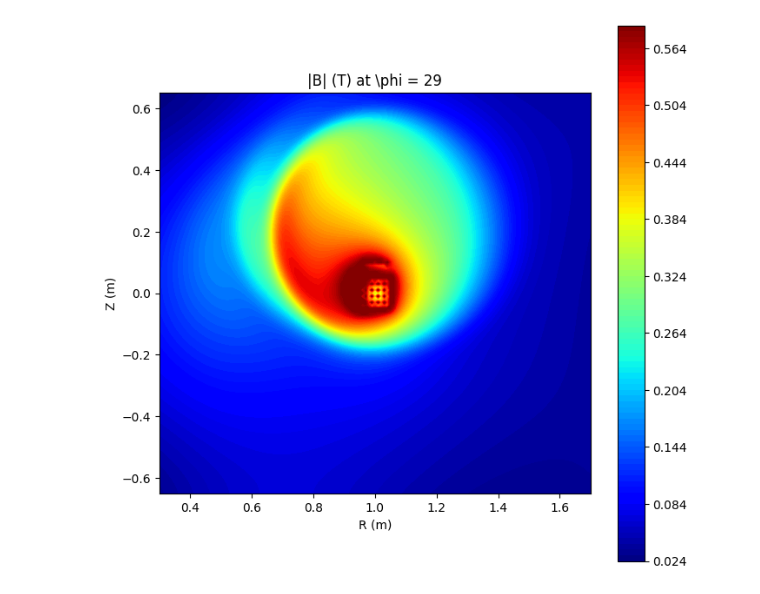
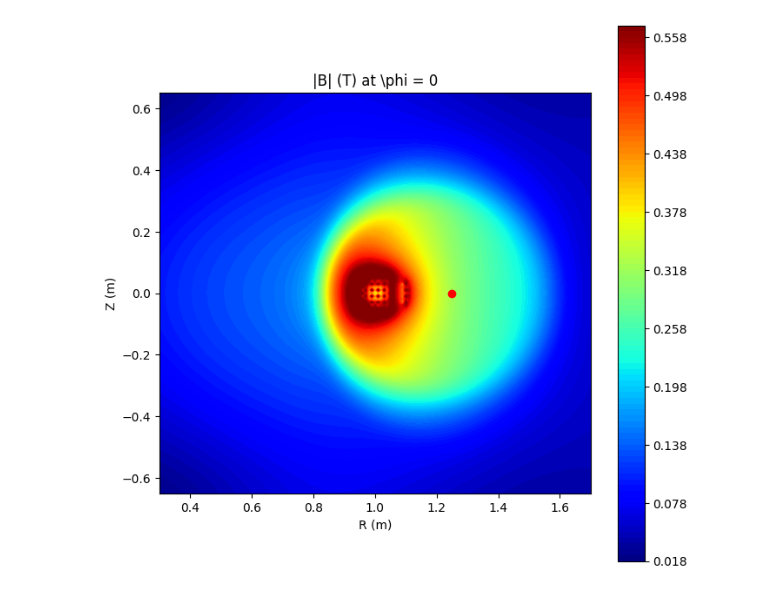
Before and after one commit to cdfantasy/read_CN-H1, a Jupyter notebook: readh1.ipynb, the cells around one changed output. Saved outputs shown, nothing was run; the diff lists cells and outputs as text; code cells hidden in the pictures.

```diff
--- a/readh1.ipynb
+++ b/readh1.ipynb
@@ -26,7 +26,7 @@ else:
     OVF_current = -current * 8 * kappa_v
 
 # Read the mgrid file
-nc_file = "mgrid_h1_scale.nc"
+nc_file = "../mgrid_h1s.nc"
 mgrid_data = mgrid.MGrid.from_file(nc_file)
 coil_list = mgrid_data.coil_names
 r_max, r_min, z_max, z_min = mgrid_data.rmax, mgrid_data.rmin, mgrid_data.zmax, mgrid_data.zmin
@@ -55,29 +55,29 @@ B = np.sqrt(Bp**2 + Br**2 + Bz**2) # phi, z, r
 # %%
 ##############################################
 # Plot the magnetic field
 import matplotlib.pyplot as plt
 R_center = 1.25
 Z_center = 0.0
 
-phi_angle = 30
+phi_angle = 0
 phi_index = int(np.deg2rad(phi_angle)/delta_phi)
 B_plotted = B[phi_index, :, :] # B Could be replaced by Bp, Br, Bz
 B_plotted = np.transpose(B_plotted)
 vmin, vmax = np.percentile(B_plotted, [0, 99])
 B_plotted_clipped = np.clip(B_plotted, vmin, vmax)
 fig, ax = plt.subplots(1, 1, figsize=(8, 8))
 ax.set_aspect('equal')
 ax.set_xlim(r_min, r_max)
 ax.set_ylim(z_min, z_max)
 ax.set_xlabel('R (m)')
 ax.set_ylabel('Z (m)')
 ax.set_title('|B| (T) at \phi = {:.0f}'.format(np.rad2deg(phi_range[phi_index])))
 # ax.contour(r_grid * grid_unit, z_grid * grid_unit, B_plotted, 100, cmap='jet')
 # colorbar
 B_contourf = plt.colorbar(ax.contourf(r_grid * grid_unit, z_grid * grid_unit, B_plotted_clipped, 100, cmap='jet'))
 # plot the plasma center
 if phi_angle == 0:
     ax.plot(R_center, Z_center, 'ro')
 plt.show()
 # %% [output]
-[figure, old version]
+[figure, new version]
```
